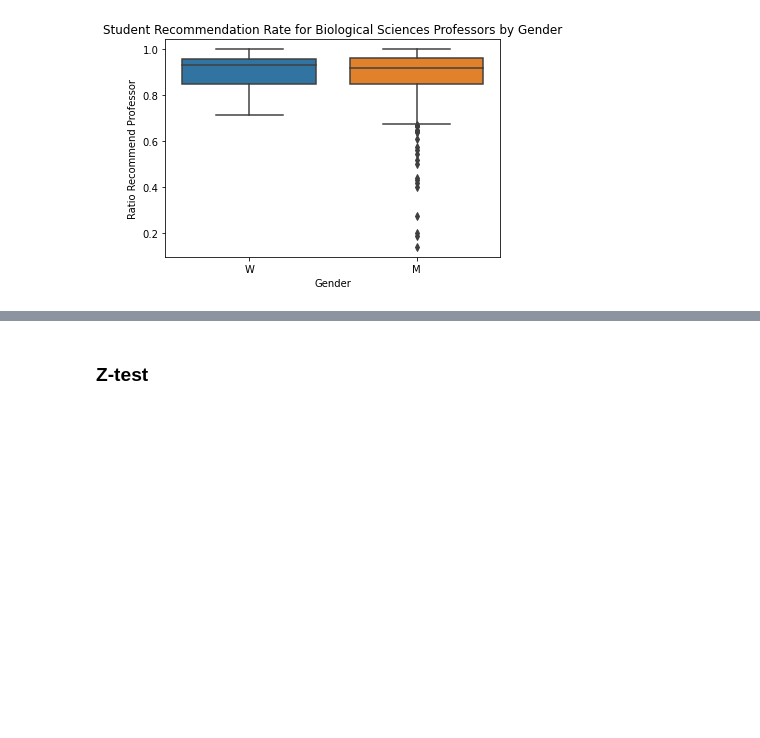
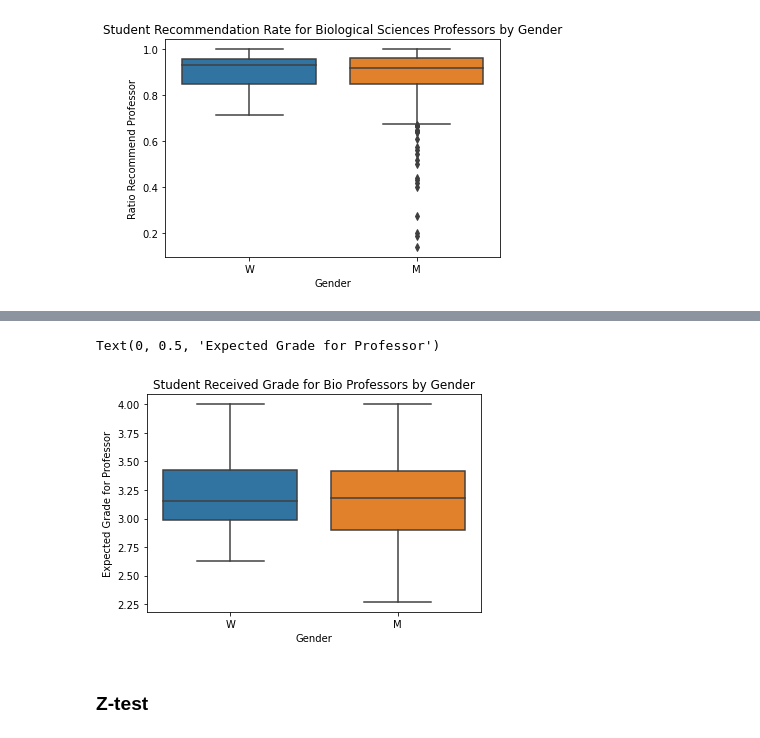
Before and after one commit to nihabhaskar/CSE_194_Project, a Jupyter notebook: bio_stats.ipynb, the cells around one changed output, grey strips where cells are left out. Cells and saved outputs as stored; diff of their text form; code cells hidden in the pictures; blank space fills up the shorter version.

```diff
--- a/bio_stats.ipynb
+++ b/bio_stats.ipynb
@@ -82,3 +125,12 @@ Text(0, 0.5, 'Ratio Recommend Professor')
+# %%
+# Box Plots to see range of received grades for professors base on gender
+ax_cse_r_box = sns.boxplot(x="gender", y="received", data=df_bio_grade)
+ax_cse_r_box.set_title('Student Received Grade for Bio Professors by Gender')
+plt.xlabel('Gender')
+plt.ylabel('Expected Grade for Professor')
+# %% [output]
+Text(0, 0.5, 'Expected Grade for Professor')
+[figure, added]
 # %% [markdown]
 ### Z-test
 # %% [markdown]
```
Also changed, not shown: parts of 12 cells of this notebook.
